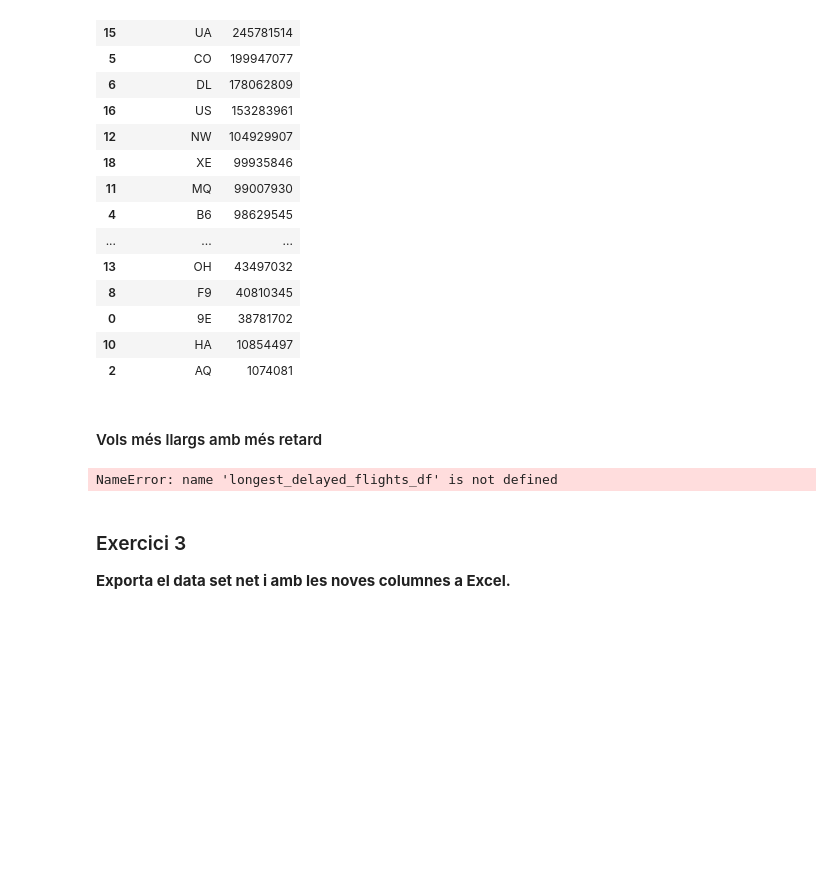
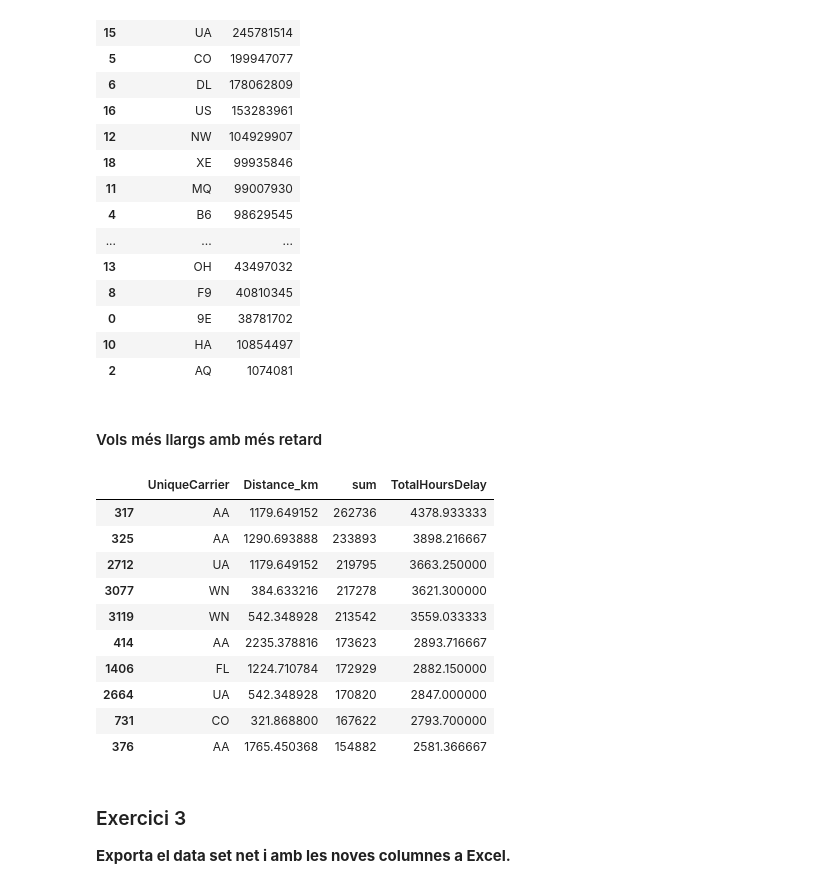
Before and after one commit to routarddev/ds_it_academy, a Jupyter notebook: sprint_3/3_5_Data_Exploration.ipynb, the cells around one changed output. Saved outputs shown, nothing was run; the diff lists cells and outputs as text; code cells hidden in the pictures; blank space fills up the shorter version.

```diff
--- a/sprint_3/3_5_Data_Exploration.ipynb
+++ b/sprint_3/3_5_Data_Exploration.ipynb
@@ -312,11 +314,21 @@ airline_km
 # %%
 longest_delayed_flights = delays_df.groupby(['UniqueCarrier', 'Distance_km'])['ArrDelay'].agg([np.sum]).astype(int)
 longest_delayed_flights.reset_index(inplace = True)
-longest_delayed_flights['TotalHoursDelay'] = longest_delayed_flights_df['sum'] / 60
+longest_delayed_flights['TotalHoursDelay'] = longest_delayed_flights['sum'] / 60
 longest_delayed_flights.sort_values(['sum'], ascending=False, inplace = True)
 longest_delayed_flights.head(10)
 # %% [output]
-NameError: name 'longest_delayed_flights_df' is not defined
+|  | UniqueCarrier | Distance_km | sum | TotalHoursDelay |
+| 317 | AA | 1179.649152 | 262736 | 4378.933333 |
+| 325 | AA | 1290.693888 | 233893 | 3898.216667 |
+| 2712 | UA | 1179.649152 | 219795 | 3663.250000 |
+| 3077 | WN | 384.633216 | 217278 | 3621.300000 |
+| 3119 | WN | 542.348928 | 213542 | 3559.033333 |
+| 414 | AA | 2235.378816 | 173623 | 2893.716667 |
+| 1406 | FL | 1224.710784 | 172929 | 2882.150000 |
+| 2664 | UA | 542.348928 | 170820 | 2847.000000 |
+| 731 | CO | 321.868800 | 167622 | 2793.700000 |
+| 376 | AA | 1765.450368 | 154882 | 2581.366667 |
 # %% [markdown]
 ### Exercici 3
 
```
Also changed, not shown: parts of 1 cell of this notebook, 2 other files.
